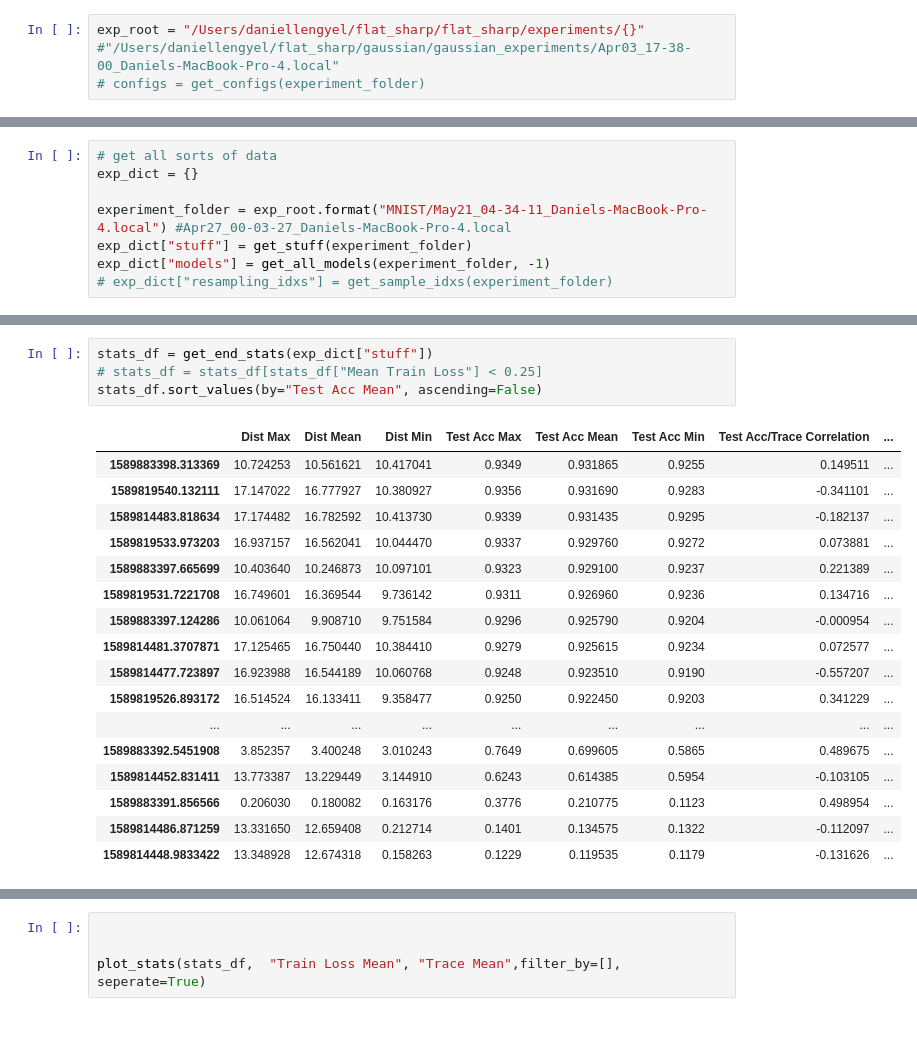
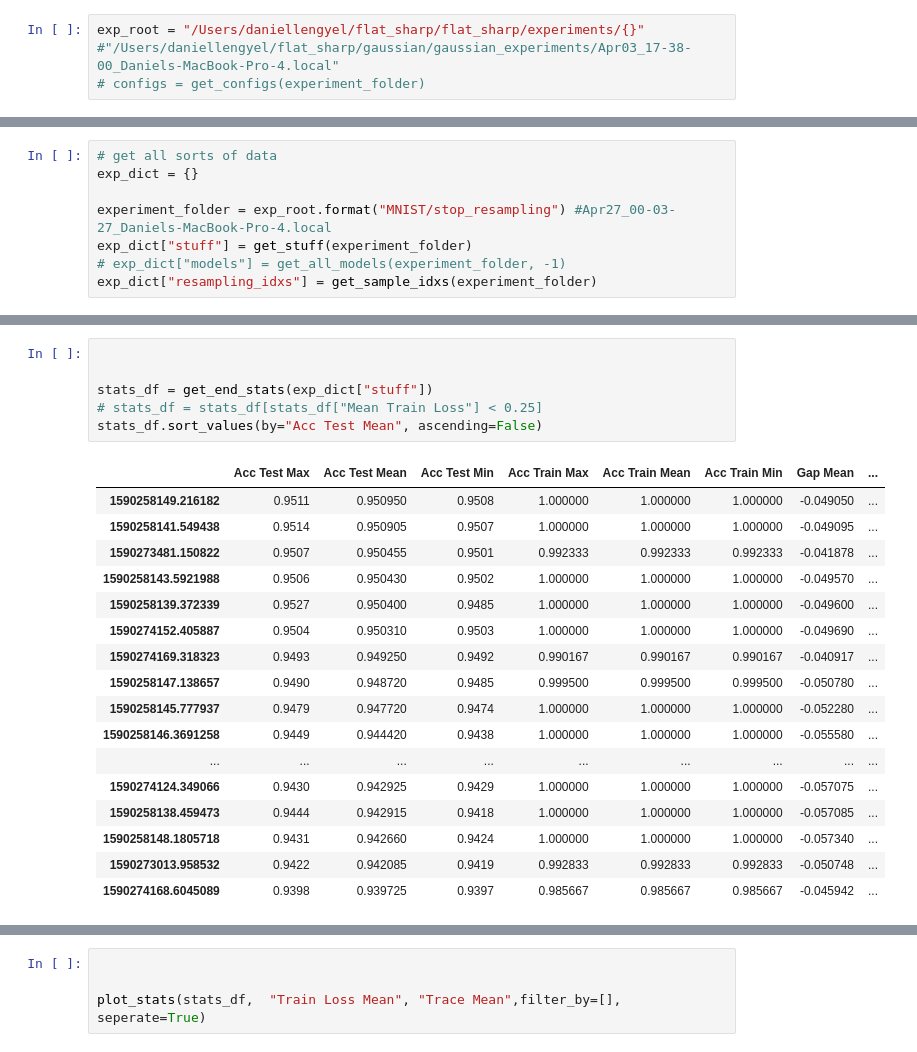
Before and after one commit to daniellengyel/flat_sharp, a Jupyter notebook: flat_sharp/Analysis.ipynb, the cells around one changed output, grey strips where cells are left out. Drawn from its saved outputs; the diff is of its cells as text.

```diff
--- a/flat_sharp/Analysis.ipynb
+++ b/flat_sharp/Analysis.ipynb
@@ -138,10 +61,10 @@ exp_root = "/Users/daniellengyel/flat_sharp/flat_sharp/experiments/{}" #"/Users/
 # get all sorts of data
 exp_dict = {}
 
-experiment_folder = exp_root.format("MNIST/May21_04-34-11_Daniels-MacBook-Pro-4.local") #Apr27_00-03-27_Daniels-MacBook-Pro-4.local
+experiment_folder = exp_root.format("MNIST/stop_resampling") #Apr27_00-03-27_Daniels-MacBook-Pro-4.local
 exp_dict["stuff"] = get_stuff(experiment_folder)
-exp_dict["models"] = get_all_models(experiment_folder, -1)
-# exp_dict["resampling_idxs"] = get_sample_idxs(experiment_folder)
+# exp_dict["models"] = get_all_models(experiment_folder, -1)
+exp_dict["resampling_idxs"] = get_sample_idxs(experiment_folder)
 # %% [output]
 Getting tsne.
 Error: tsne could not be found
@@ -196,25 +86,27 @@ To retain the current behavior and silence the warning, pass 'sort=True'.
 # %%
+
+
 stats_df = get_end_stats(exp_dict["stuff"])
 # stats_df = stats_df[stats_df["Mean Train Loss"] < 0.25]
-stats_df.sort_values(by="Test Acc Mean", ascending=False)
+stats_df.sort_values(by="Acc Test Mean", ascending=False)
 # %% [output]
-|  | Dist Max | Dist Mean | Dist Min | Test Acc Max | Test Acc Mean | Test Acc Min | Test Acc/Trace Correlation | ... |
-| 1589883398.313369 | 10.724253 | 10.561621 | 10.417041 | 0.9349 | 0.931865 | 0.9255 | 0.149511 | ... |
-| 1589819540.132111 | 17.147022 | 16.777927 | 10.380927 | 0.9356 | 0.931690 | 0.9283 | -0.341101 | ... |
-| 1589814483.818634 | 17.174482 | 16.782592 | 10.413730 | 0.9339 | 0.931435 | 0.9295 | -0.182137 | ... |
-| 1589819533.973203 | 16.937157 | 16.562041 | 10.044470 | 0.9337 | 0.929760 | 0.9272 | 0.073881 | ... |
-| 1589883397.665699 | 10.403640 | 10.246873 | 10.097101 | 0.9323 | 0.929100 | 0.9237 | 0.221389 | ... |
-| 1589819531.7221708 | 16.749601 | 16.369544 | 9.736142 | 0.9311 | 0.926960 | 0.9236 | 0.134716 | ... |
-| 1589883397.124286 | 10.061064 | 9.908710 | 9.751584 | 0.9296 | 0.925790 | 0.9204 | -0.000954 | ... |
-| 1589814481.3707871 | 17.125465 | 16.750440 | 10.384410 | 0.9279 | 0.925615 | 0.9234 | 0.072577 | ... |
-| 1589814477.723897 | 16.923988 | 16.544189 | 10.060768 | 0.9248 | 0.923510 | 0.9190 | -0.557207 | ... |
-| 1589819526.893172 | 16.514524 | 16.133411 | 9.358477 | 0.9250 | 0.922450 | 0.9203 | 0.341229 | ... |
+|  | Acc Test Max | Acc Test Mean | Acc Test Min | Acc Train Max | Acc Train Mean | Acc Train Min | Gap Mean | ... |
+| 1590258149.216182 | 0.9511 | 0.950950 | 0.9508 | 1.000000 | 1.000000 | 1.000000 | -0.049050 | ... |
+| 1590258141.549438 | 0.9514 | 0.950905 | 0.9507 | 1.000000 | 1.000000 | 1.000000 | -0.049095 | ... |
+| 1590273481.150822 | 0.9507 | 0.950455 | 0.9501 | 0.992333 | 0.992333 | 0.992333 | -0.041878 | ... |
+| 1590258143.5921988 | 0.9506 | 0.950430 | 0.9502 | 1.000000 | 1.000000 | 1.000000 | -0.049570 | ... |
+| 1590258139.372339 | 0.9527 | 0.950400 | 0.9485 | 1.000000 | 1.000000 | 1.000000 | -0.049600 | ... |
+| 1590274152.405887 | 0.9504 | 0.950310 | 0.9503 | 1.000000 | 1.000000 | 1.000000 | -0.049690 | ... |
+| 1590274169.318323 | 0.9493 | 0.949250 | 0.9492 | 0.990167 | 0.990167 | 0.990167 | -0.040917 | ... |
+| 1590258147.138657 | 0.9490 | 0.948720 | 0.9485 | 0.999500 | 0.999500 | 0.999500 | -0.050780 | ... |
+| 1590258145.777937 | 0.9479 | 0.947720 | 0.9474 | 1.000000 | 1.000000 | 1.000000 | -0.052280 | ... |
+| 1590258146.3691258 | 0.9449 | 0.944420 | 0.9438 | 1.000000 | 1.000000 | 1.000000 | -0.055580 | ... |
 | ... | ... | ... | ... | ... | ... | ... | ... | ... |
-| 1589883392.5451908 | 3.852357 | 3.400248 | 3.010243 | 0.7649 | 0.699605 | 0.5865 | 0.489675 | ... |
-| 1589814452.831411 | 13.773387 | 13.229449 | 3.144910 | 0.6243 | 0.614385 | 0.5954 | -0.103105 | ... |
-| 1589883391.856566 | 0.206030 | 0.180082 | 0.163176 | 0.3776 | 0.210775 | 0.1123 | 0.498954 | ... |
-| 1589814486.871259 | 13.331650 | 12.659408 | 0.212714 | 0.1401 | 0.134575 | 0.1322 | -0.112097 | ... |
-| 1589814448.9833422 | 13.348928 | 12.674318 | 0.158263 | 0.1229 | 0.119535 | 0.1179 | -0.131626 | ... |
+| 1590274124.349066 | 0.9430 | 0.942925 | 0.9429 | 1.000000 | 1.000000 | 1.000000 | -0.057075 | ... |
+| 1590258138.459473 | 0.9444 | 0.942915 | 0.9418 | 1.000000 | 1.000000 | 1.000000 | -0.057085 | ... |
+| 1590258148.1805718 | 0.9431 | 0.942660 | 0.9424 | 1.000000 | 1.000000 | 1.000000 | -0.057340 | ... |
+| 1590273013.958532 | 0.9422 | 0.942085 | 0.9419 | 0.992833 | 0.992833 | 0.992833 | -0.050748 | ... |
+| 1590274168.6045089 | 0.9398 | 0.939725 | 0.9397 | 0.985667 | 0.985667 | 0.985667 | -0.045942 | ... |
 # %%
 
 
```
Also changed, not shown: parts of 33 cells of this notebook, 10 other files.
